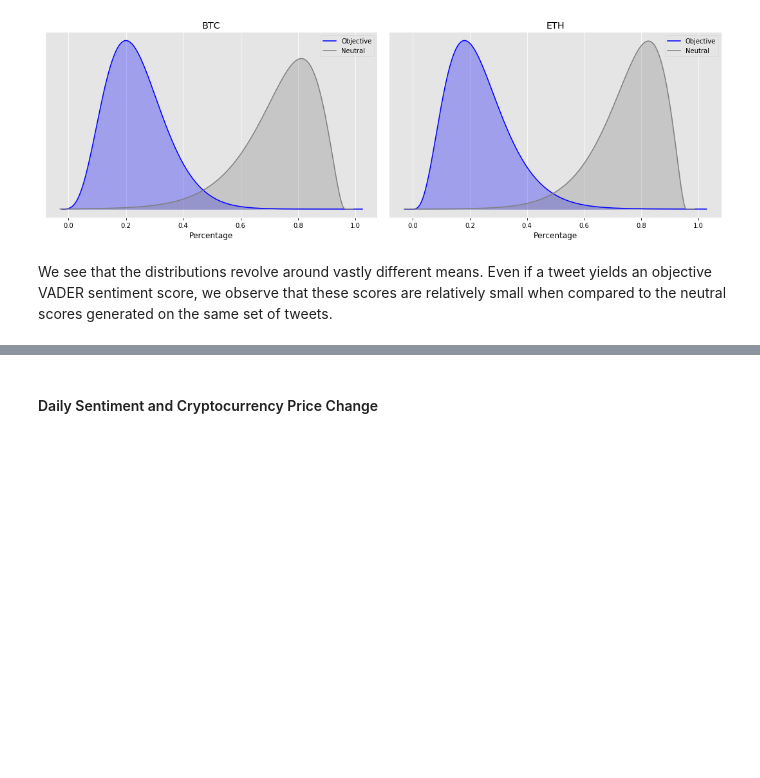
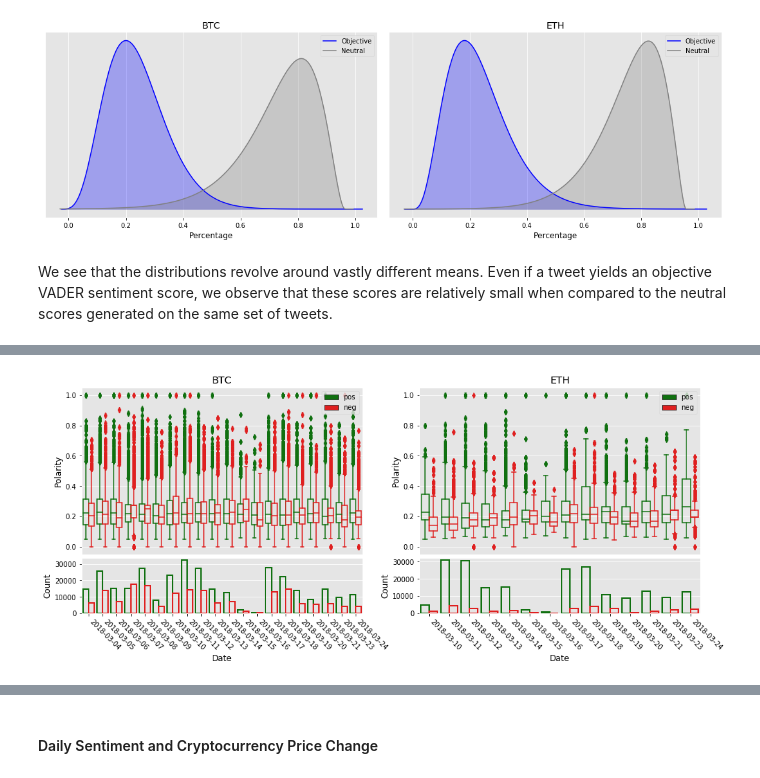
Before and after one commit to jba17/MSDS_Capstone, a Jupyter notebook: Capstone_AbrahamHigdonNelson.ipynb, the cells around one changed output, grey strips where cells are left out. Drawn from its saved outputs; the diff is of its cells as text; code cells hidden in the pictures; blank space fills up the shorter version.

```diff
--- a/Capstone_AbrahamHigdonNelson.ipynb
+++ b/Capstone_AbrahamHigdonNelson.ipynb
@@ -183,0 +214,8 @@ We see that the distributions revolve around vastly different means.  Even if a
+# %%
+fig, ((ax1, ax2), (ax3, ax4)) = plt.subplots(2, 2, sharex='col', figsize=(16,6), gridspec_kw={'height_ratios':[3,1]})
+dailySentimentsOverview(df_polar_BTC, ax1=ax1, ax2=ax3, title='BTC')
+dailySentimentsOverview(df_polar_ETH, ax1=ax2, ax2=ax4, title='ETH')
+
+plt.savefig('figures/dailySentimentOverview.png', bbox_inches='tight')
+# %% [output]
+[figure, added]
```
Also changed, not shown: parts of 26 cells of this notebook, 7 other files.
